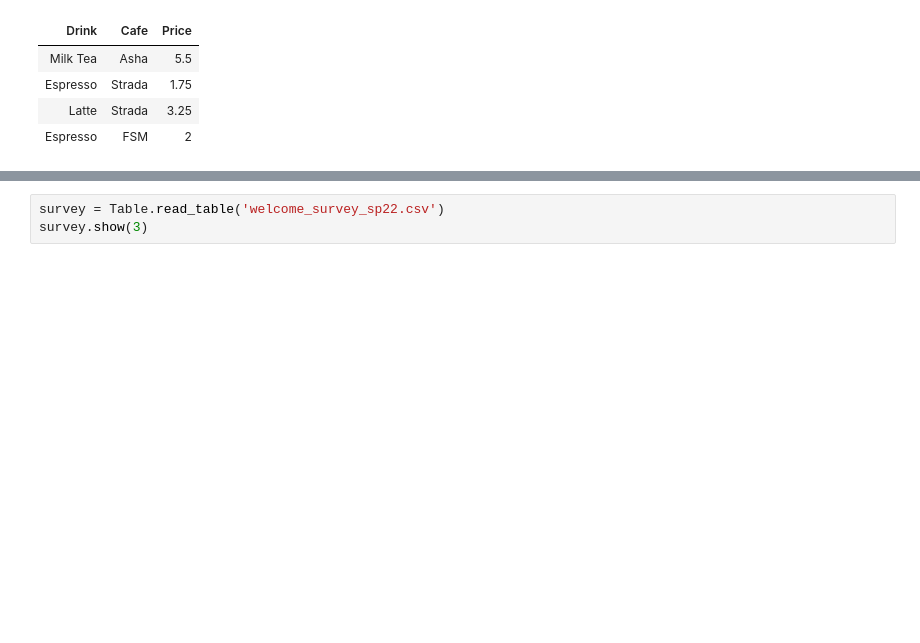
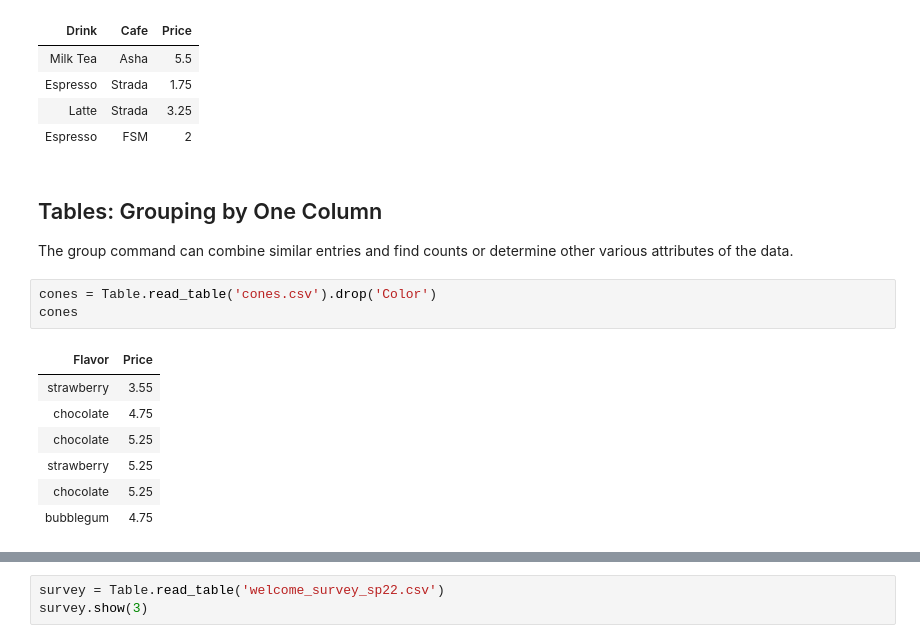
Before and after one commit to RHC-DSCI-100/Lecture-Notes, a Jupyter notebook: lecture/lec11_instructor.ipynb, the cells around one changed output, grey strips where cells are left out. Cells and saved outputs as stored; diff of their text form; blank space fills up the shorter version.

```diff
--- a/lecture/lec11_instructor.ipynb
+++ b/lecture/lec11_instructor.ipynb
@@ -37,3 +47,18 @@ drinks
 | Espresso | Strada | 1.75 |
 | Latte | Strada | 3.25 |
 | Espresso | FSM | 2 |
+# %% [markdown]
+## Tables: Grouping by One Column ##
+
+The group command can combine similar entries and find counts or determine other various attributes of the data.
+# %%
+cones = Table.read_table('cones.csv').drop('Color')
+cones
+# %% [output]
+| Flavor | Price |
+| strawberry | 3.55 |
+| chocolate | 4.75 |
+| chocolate | 5.25 |
+| strawberry | 5.25 |
+| chocolate | 5.25 |
+| bubblegum | 4.75 |
```
Also changed, not shown: parts of 12 cells of this notebook.
